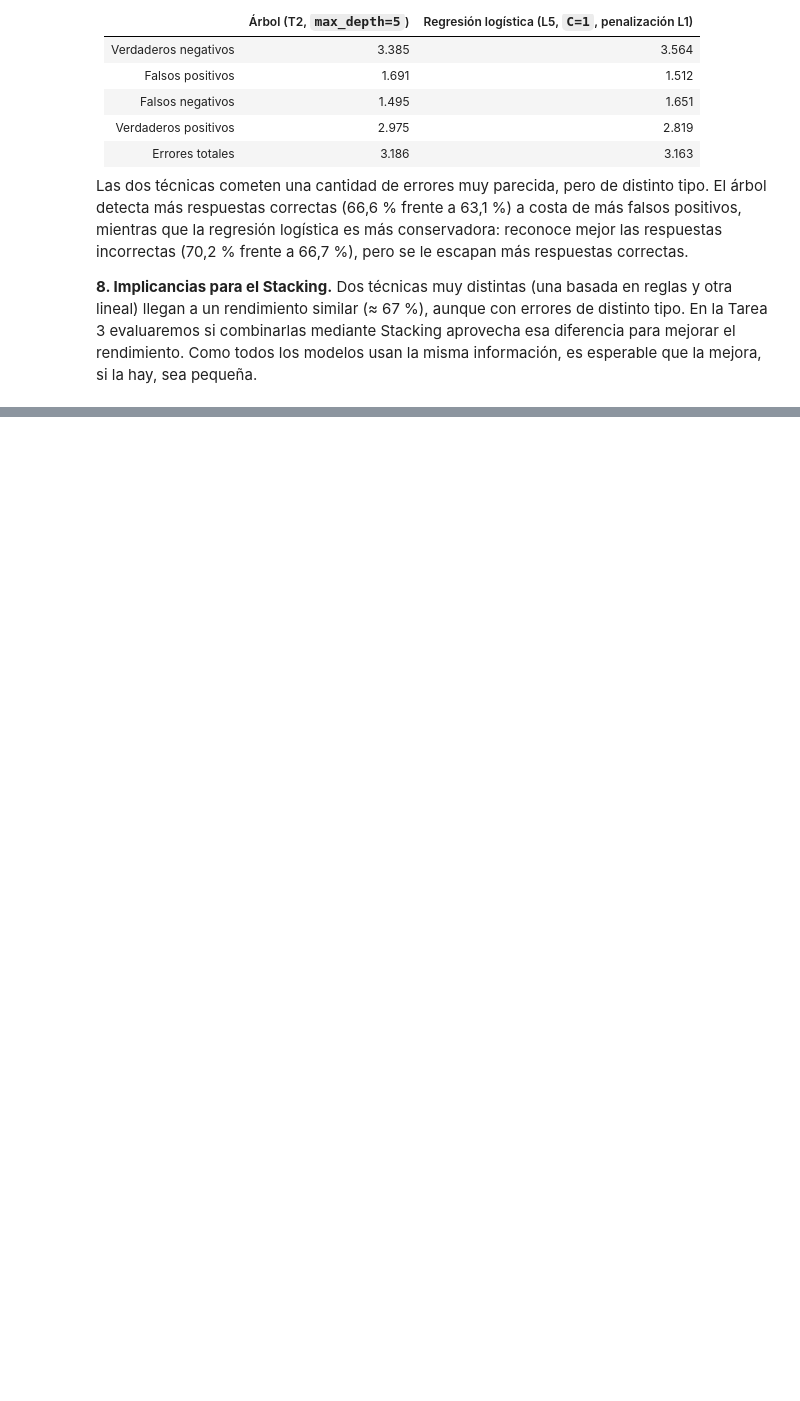
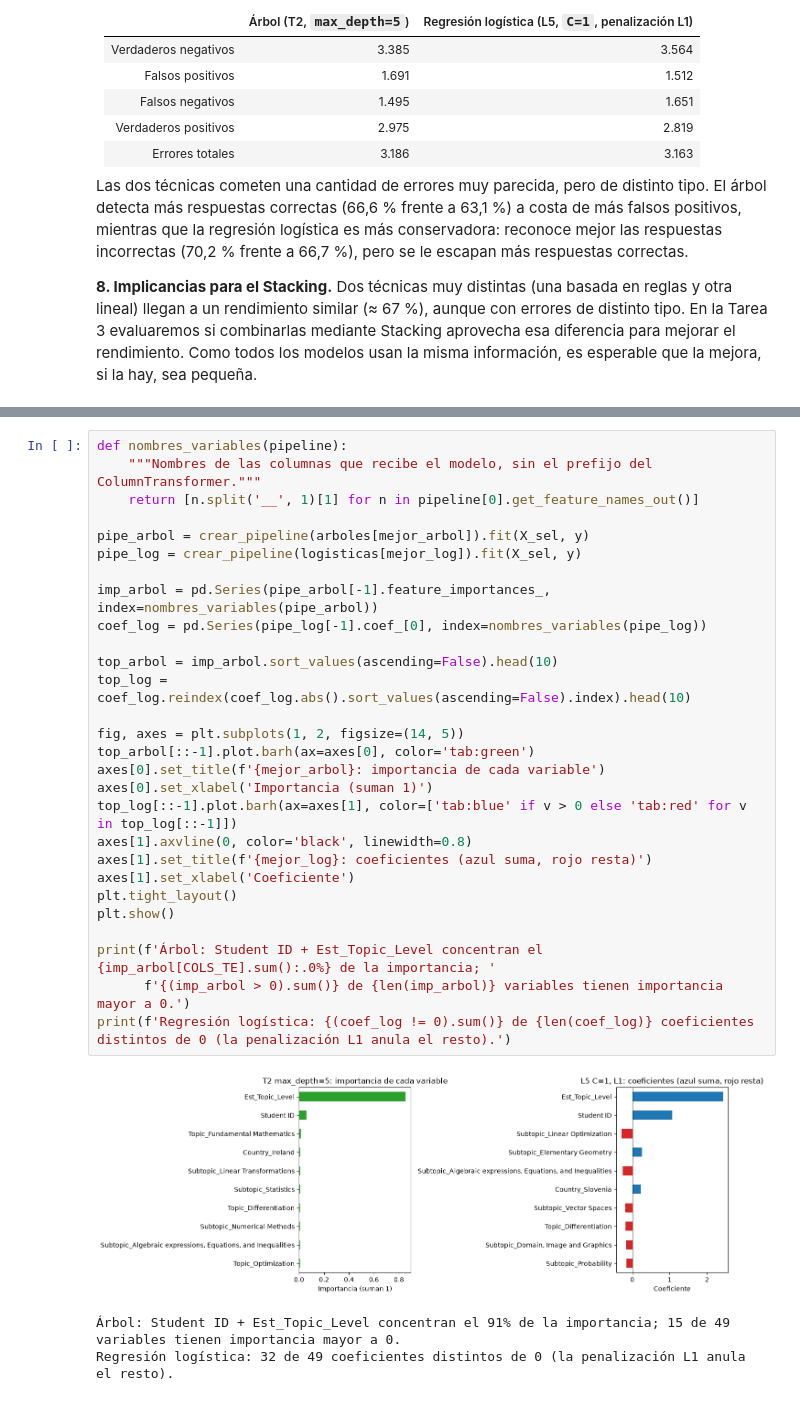
Before and after one commit to Delfina-Flaherty/TPMineria, a Jupyter notebook: notebooks/02_clasificacion.ipynb, the cells around one changed output, grey strips where cells are left out. Cells and saved outputs as stored; diff of their text form; blank space fills up the shorter version.

```diff
--- a/notebooks/02_clasificacion.ipynb
+++ b/notebooks/02_clasificacion.ipynb
@@ -353,0 +366,32 @@ Las dos técnicas cometen una cantidad de errores muy parecida, pero de distinto
+# %%
+def nombres_variables(pipeline):
+    """Nombres de las columnas que recibe el modelo, sin el prefijo del ColumnTransformer."""
+    return [n.split('__', 1)[1] for n in pipeline[0].get_feature_names_out()]
+
+pipe_arbol = crear_pipeline(arboles[mejor_arbol]).fit(X_sel, y)
+pipe_log = crear_pipeline(logisticas[mejor_log]).fit(X_sel, y)
+
+imp_arbol = pd.Series(pipe_arbol[-1].feature_importances_, index=nombres_variables(pipe_arbol))
+coef_log = pd.Series(pipe_log[-1].coef_[0], index=nombres_variables(pipe_log))
+
+top_arbol = imp_arbol.sort_values(ascending=False).head(10)
+top_log = coef_log.reindex(coef_log.abs().sort_values(ascending=False).index).head(10)
+
+fig, axes = plt.subplots(1, 2, figsize=(14, 5))
+top_arbol[::-1].plot.barh(ax=axes[0], color='tab:green')
+axes[0].set_title(f'{mejor_arbol}: importancia de cada variable')
+axes[0].set_xlabel('Importancia (suman 1)')
+top_log[::-1].plot.barh(ax=axes[1], color=['tab:blue' if v > 0 else 'tab:red' for v in top_log[::-1]])
+axes[1].axvline(0, color='black', linewidth=0.8)
+axes[1].set_title(f'{mejor_log}: coeficientes (azul suma, rojo resta)')
+axes[1].set_xlabel('Coeficiente')
+plt.tight_layout()
+plt.show()
+
+print(f'Árbol: Student ID + Est_Topic_Level concentran el {imp_arbol[COLS_TE].sum():.0%} de la importancia; '
+      f'{(imp_arbol > 0).sum()} de {len(imp_arbol)} variables tienen importancia mayor a 0.')
+print(f'Regresión logística: {(coef_log != 0).sum()} de {len(coef_log)} coeficientes distintos de 0 (la penalización L1 anula el resto).')
+# %% [output]
+[figure, added]
+Árbol: Student ID + Est_Topic_Level concentran el 91% de la importancia; 15 de 49 variables tienen importancia mayor a 0.
+Regresión logística: 32 de 49 coeficientes distintos de 0 (la penalización L1 anula el resto).
```
Also changed, not shown: parts of 8 cells of this notebook, 2 other files.
